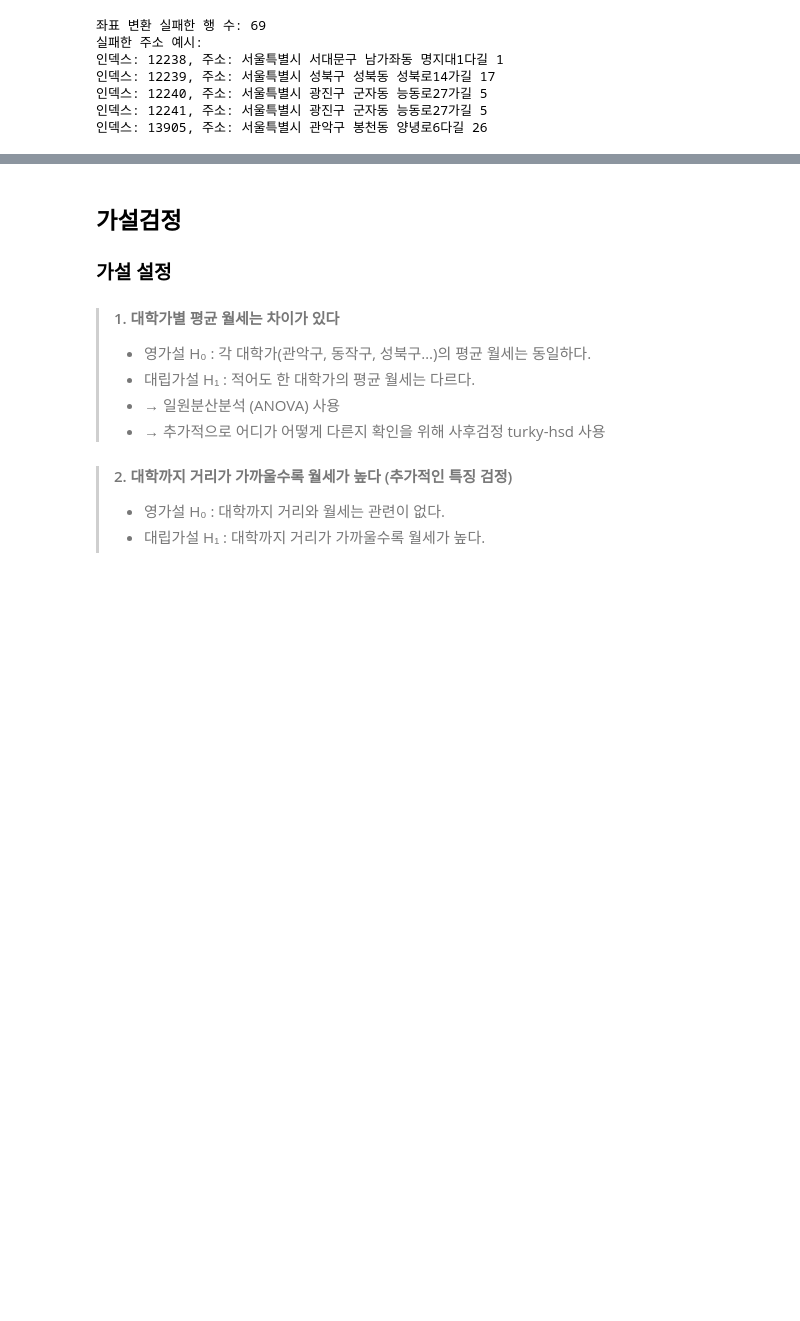
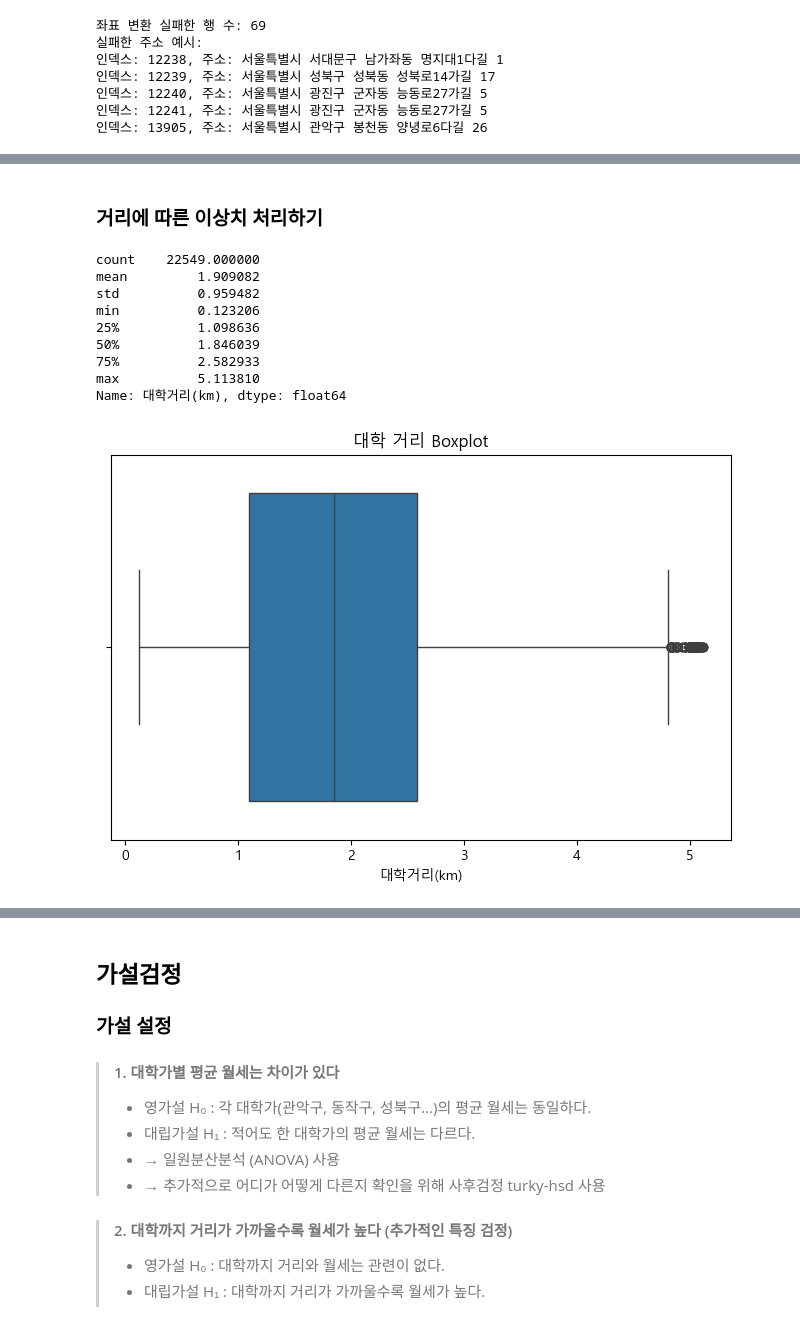
Before and after one commit to dbwofla11/campus-rent-analysis, a Jupyter notebook: 빅데이터분석_프로젝트.ipynb, the cells around one changed output, grey strips where cells are left out. Cells and saved outputs as stored; diff of their text form; code cells hidden in the pictures; blank space fills up the shorter version.

```diff
--- a/빅데이터분석_프로젝트.ipynb
+++ b/빅데이터분석_프로젝트.ipynb
@@ -878,0 +1008,19 @@ def get_route_info(start_x, start_y, end_x, end_y):
+# %%
+from math import radians, sin, cos, sqrt, atan2
+
+def haversine(lat1, lon1, lat2, lon2):
+    R = 6371  # 지구 반지름(km)
+
+    dlat = radians(lat2 - lat1)
+    dlon = radians(lon2 - lon1)
+
+    a = (
+        sin(dlat / 2)**2
+        + cos(radians(lat1))
+        * cos(radians(lat2))
+        * sin(dlon / 2)**2
+    )
+
+    c = 2 * atan2(sqrt(a), sqrt(1 - a))
+
+    return R * c
@@ -878,0 +1065,13 @@ def get_route_info(start_x, start_y, end_x, end_y):
+# %%
+# 위도/경도 값이 문자열로 들어오면 haversine 계산 중 type error가 발생합니다.
+for coord in ["위도", "경도"]:
+    if coord in df.columns:
+        df[coord] = pd.to_numeric(df[coord], errors="coerce")
+
+# 숫자가 아닌 좌표는 제거하거나 별도 처리
+df = df.dropna(subset=["위도", "경도"]).reset_index(drop=True)
+
+df[["가장가까운대학", "대학거리(km)"]] = df.apply(
+    find_nearest_univ_with_adjacent,
+    axis=1
+)
@@ -878,0 +1103,26 @@ def get_route_info(start_x, start_y, end_x, end_y):
+# %% [markdown]
+### 거리에 따른 이상치 처리하기
+# %%
+print(df["대학거리(km)"].describe())
+
+import seaborn as sns
+import matplotlib.pyplot as plt
+
+plt.figure(figsize=(8,5))
+
+sns.boxplot(x=df["대학거리(km)"])
+
+plt.title("대학 거리 Boxplot")
+
+plt.show()
+# %% [output]
+count    22549.000000
+mean         1.909082
+std          0.959482
+min          0.123206
+25%          1.098636
+50%          1.846039
+75%          2.582933
+max          5.113810
+Name: 대학거리(km), dtype: float64
+[figure, added]
```
Also changed, not shown: parts of 43 cells of this notebook, 19 other files.
